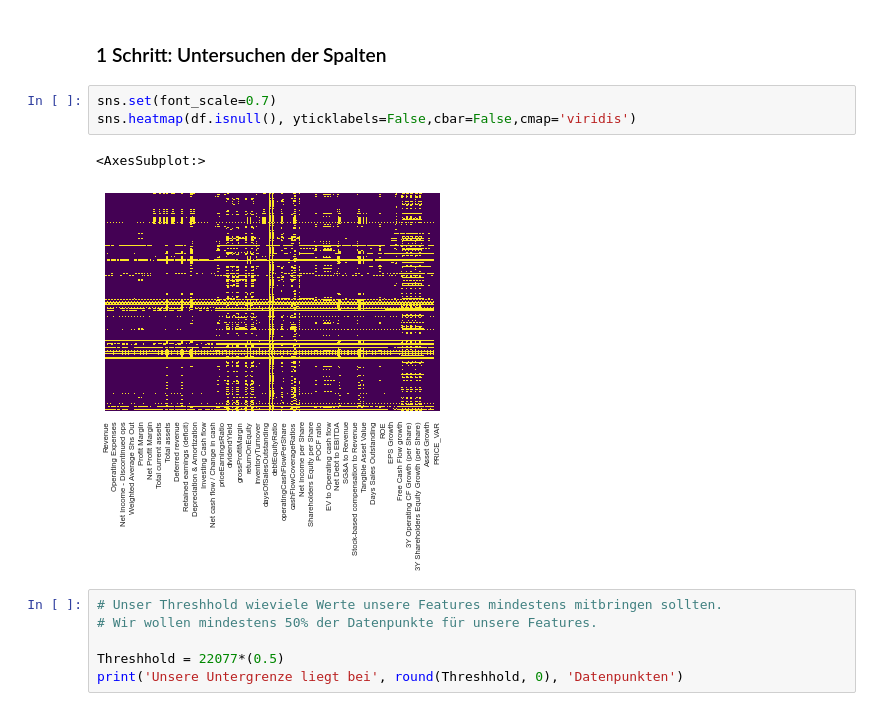
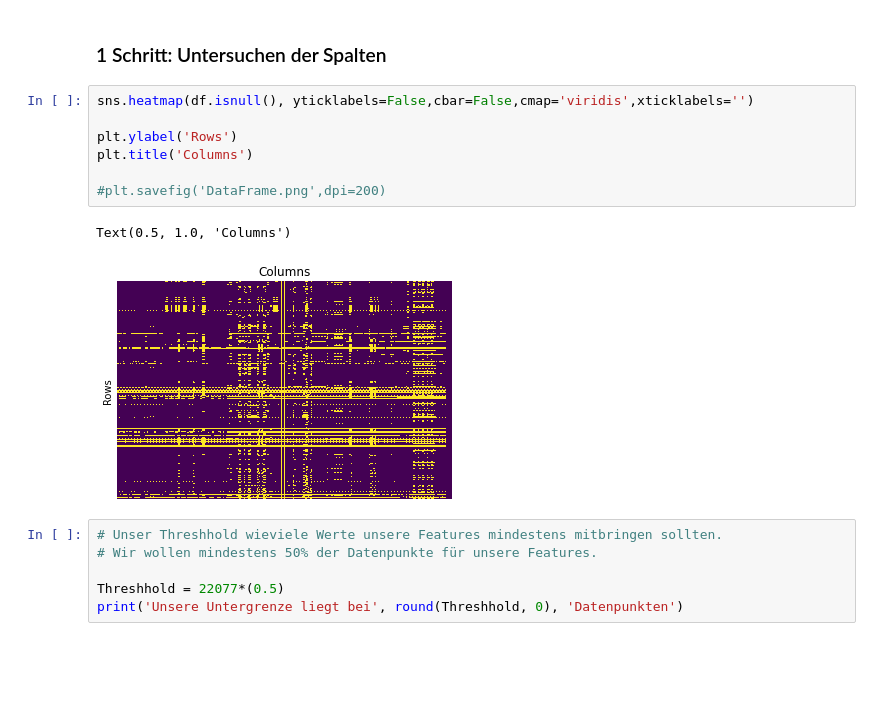
Before and after one commit to lonyty/MachineLearning, a Jupyter notebook: Data Cleaning.ipynb, the cells around one changed output. Drawn from its saved outputs; the diff is of its cells as text; blank space fills up the shorter version.

```diff
--- a/Data Cleaning.ipynb
+++ b/Data Cleaning.ipynb
@@ -136,11 +136,15 @@ Wir sehen dass unser Datensatz verschiedene Probleme mit sich bringt die wir gen
 # %% [markdown]
 ### 1 Schritt: Untersuchen der Spalten
 # %%
-sns.set(font_scale=0.7)
-sns.heatmap(df.isnull(), yticklabels=False,cbar=False,cmap='viridis')
+sns.heatmap(df.isnull(), yticklabels=False,cbar=False,cmap='viridis',xticklabels='')
+
+plt.ylabel('Rows')
+plt.title('Columns')
+
+#plt.savefig('DataFrame.png',dpi=200)
 # %% [output]
-<AxesSubplot:>
+Text(0.5, 1.0, 'Columns')
-[figure, old version]
+[figure, new version]
 # %%
 # Unser Threshhold wieviele Werte unsere Features mindestens mitbringen sollten.
 # Wir wollen mindestens 50% der Datenpunkte für unsere Features.
```
Also changed, not shown: 1 other file.
